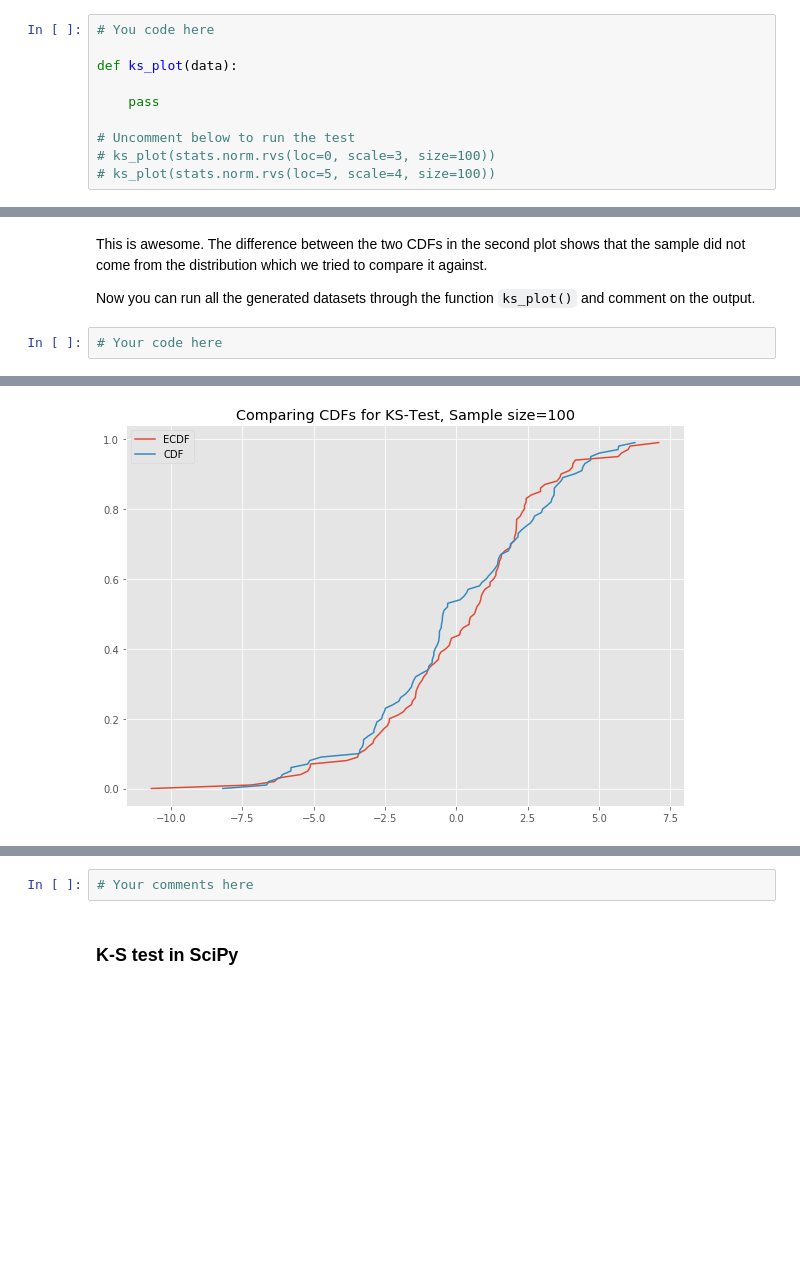
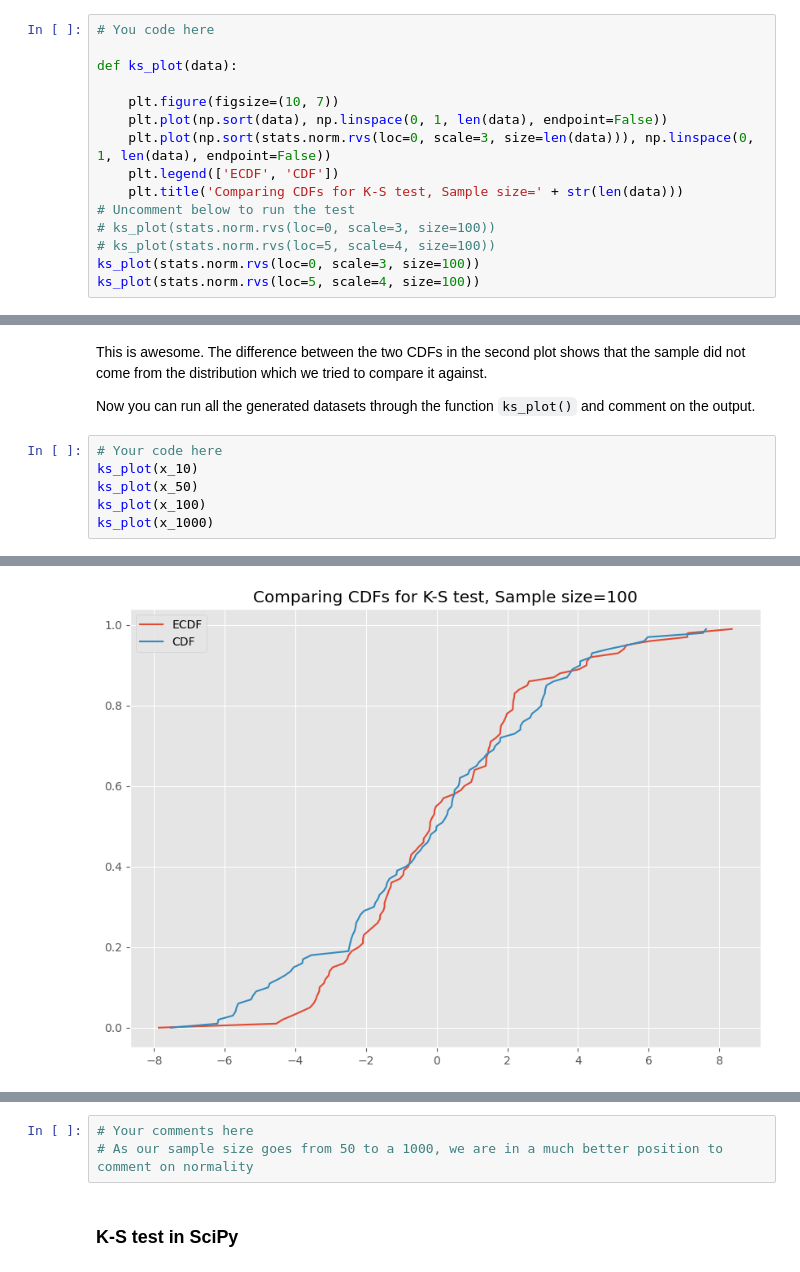
Before and after one commit to victormuuo07/dsc-komogorov-smirnov-test-lab, a Jupyter notebook: index.ipynb, the cells around one changed output, grey strips where cells are left out. Saved outputs shown, nothing was run; the diff lists cells and outputs as text; blank space fills up the shorter version.

```diff
--- a/index.ipynb
+++ b/index.ipynb
@@ -61,9 +67,14 @@ x_1000
 
 def ks_plot(data):
 
-    pass
-
+    plt.figure(figsize=(10, 7))
+    plt.plot(np.sort(data), np.linspace(0, 1, len(data), endpoint=False))
+    plt.plot(np.sort(stats.norm.rvs(loc=0, scale=3, size=len(data))), np.linspace(0, 1, len(data), endpoint=False))
+    plt.legend(['ECDF', 'CDF'])
+    plt.title('Comparing CDFs for K-S test, Sample size=' + str(len(data)))
 # Uncomment below to run the test
 # ks_plot(stats.norm.rvs(loc=0, scale=3, size=100))
 # ks_plot(stats.norm.rvs(loc=5, scale=4, size=100))
+ks_plot(stats.norm.rvs(loc=0, scale=3, size=100))
+ks_plot(stats.norm.rvs(loc=5, scale=4, size=100))
 # %% [output]
@@ -75,4 +86,8 @@ This is awesome. The difference between the two CDFs in the second plot shows th
 Now you can run all the generated datasets through the function `ks_plot()` and comment on the output.
 # %%
 # Your code here
+ks_plot(x_10)
+ks_plot(x_50)
+ks_plot(x_100)
+ks_plot(x_1000)
 # %% [output]
@@ -81 +96 @@ Now you can run all the generated datasets through the function `ks_plot()` and
-[figure, old version]
+[figure, new version]
@@ -83,5 +98,6 @@ Now you can run all the generated datasets through the function `ks_plot()` and
-# %%
-# Your comments here
+# %%
+# Your comments here
+# As our sample size goes from 50 to a 1000, we are in a much better position to comment on normality
 # %% [markdown]
 ### K-S test in SciPy
 # %% [markdown]
```
Also changed, not shown: parts of 18 cells of this notebook.
